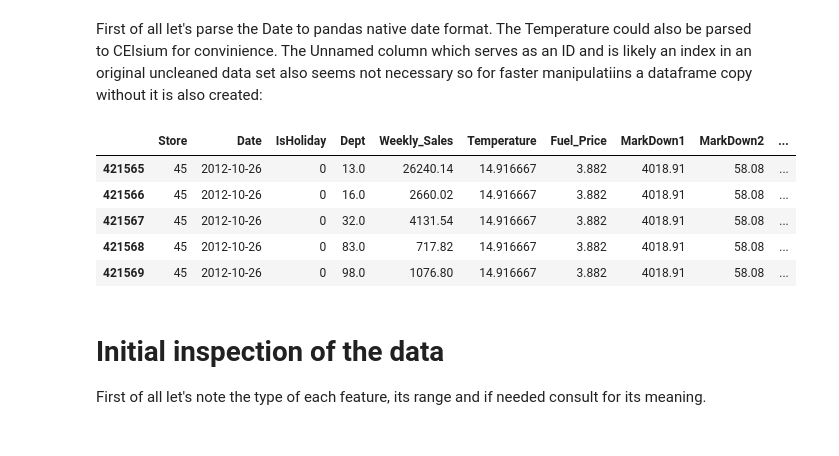
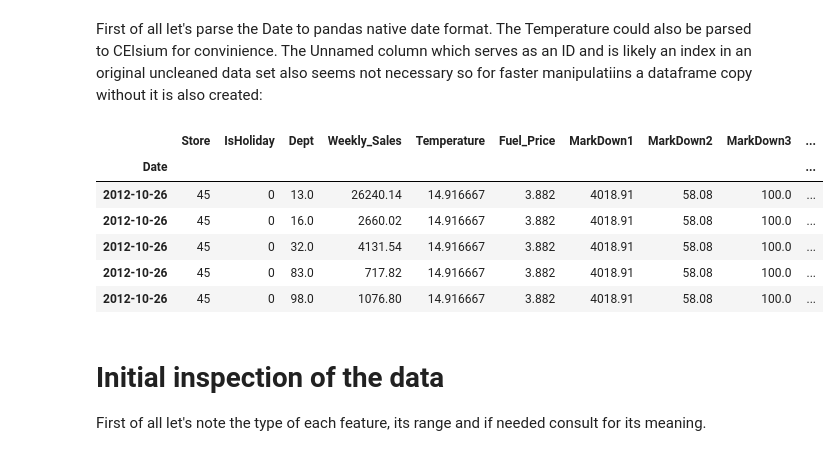
Before and after one commit to dimitrov-radostin/Sales_Forecast_as_Data_Science_uni_proj, a Jupyter notebook: Sale_forecast.ipynb, the cells around one changed output. Saved outputs shown, nothing was run; the diff lists cells and outputs as text; code cells hidden in the pictures.

```diff
--- a/Sale_forecast.ipynb
+++ b/Sale_forecast.ipynb
@@ -42,18 +42,20 @@ The Temperature could also be parsed to CElsium for convinience.
 The Unnamed column which serves as an ID and is likely an index in an original uncleaned data set also seems not necessary so for faster manipulatiins a dataframe copy without it is also created:
 # %%
 df_original['Date'] = pd.to_datetime(df_original['Date'])
+df_original.set_index('Date', inplace=True)
 df = df_original.copy()
 df['Temperature'] = (df['Temperature'] - 32) * 5.0/9.0
 del df['Unnamed: 0']
 
 df.tail()
 # %% [output]
-|  | Store | Date | IsHoliday | Dept | Weekly_Sales | Temperature | Fuel_Price | MarkDown1 | MarkDown2 | ... |
-| 421565 | 45 | 2012-10-26 | 0 | 13.0 | 26240.14 | 14.916667 | 3.882 | 4018.91 | 58.08 | ... |
-| 421566 | 45 | 2012-10-26 | 0 | 16.0 | 2660.02 | 14.916667 | 3.882 | 4018.91 | 58.08 | ... |
-| 421567 | 45 | 2012-10-26 | 0 | 32.0 | 4131.54 | 14.916667 | 3.882 | 4018.91 | 58.08 | ... |
-| 421568 | 45 | 2012-10-26 | 0 | 83.0 | 717.82 | 14.916667 | 3.882 | 4018.91 | 58.08 | ... |
-| 421569 | 45 | 2012-10-26 | 0 | 98.0 | 1076.80 | 14.916667 | 3.882 | 4018.91 | 58.08 | ... |
+|  | Store | IsHoliday | Dept | Weekly_Sales | Temperature | Fuel_Price | MarkDown1 | MarkDown2 | MarkDown3 | ... |
+| Date |  |  |  |  |  |  |  |  |  | ... |
+| 2012-10-26 | 45 | 0 | 13.0 | 26240.14 | 14.916667 | 3.882 | 4018.91 | 58.08 | 100.0 | ... |
+| 2012-10-26 | 45 | 0 | 16.0 | 2660.02 | 14.916667 | 3.882 | 4018.91 | 58.08 | 100.0 | ... |
+| 2012-10-26 | 45 | 0 | 32.0 | 4131.54 | 14.916667 | 3.882 | 4018.91 | 58.08 | 100.0 | ... |
+| 2012-10-26 | 45 | 0 | 83.0 | 717.82 | 14.916667 | 3.882 | 4018.91 | 58.08 | 100.0 | ... |
+| 2012-10-26 | 45 | 0 | 98.0 | 1076.80 | 14.916667 | 3.882 | 4018.91 | 58.08 | 100.0 | ... |
 # %% [markdown]
 # Initial inspection of the data
 
```
Also changed, not shown: parts of 6 cells of this notebook.
